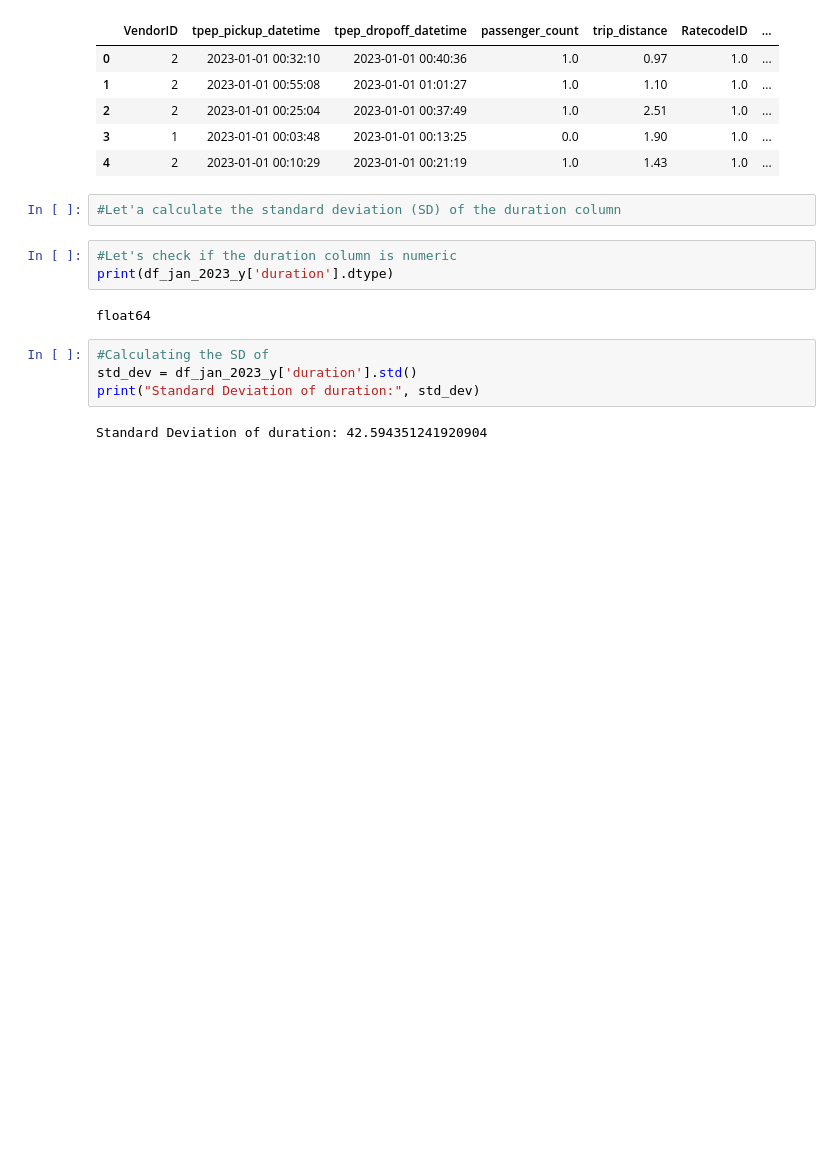
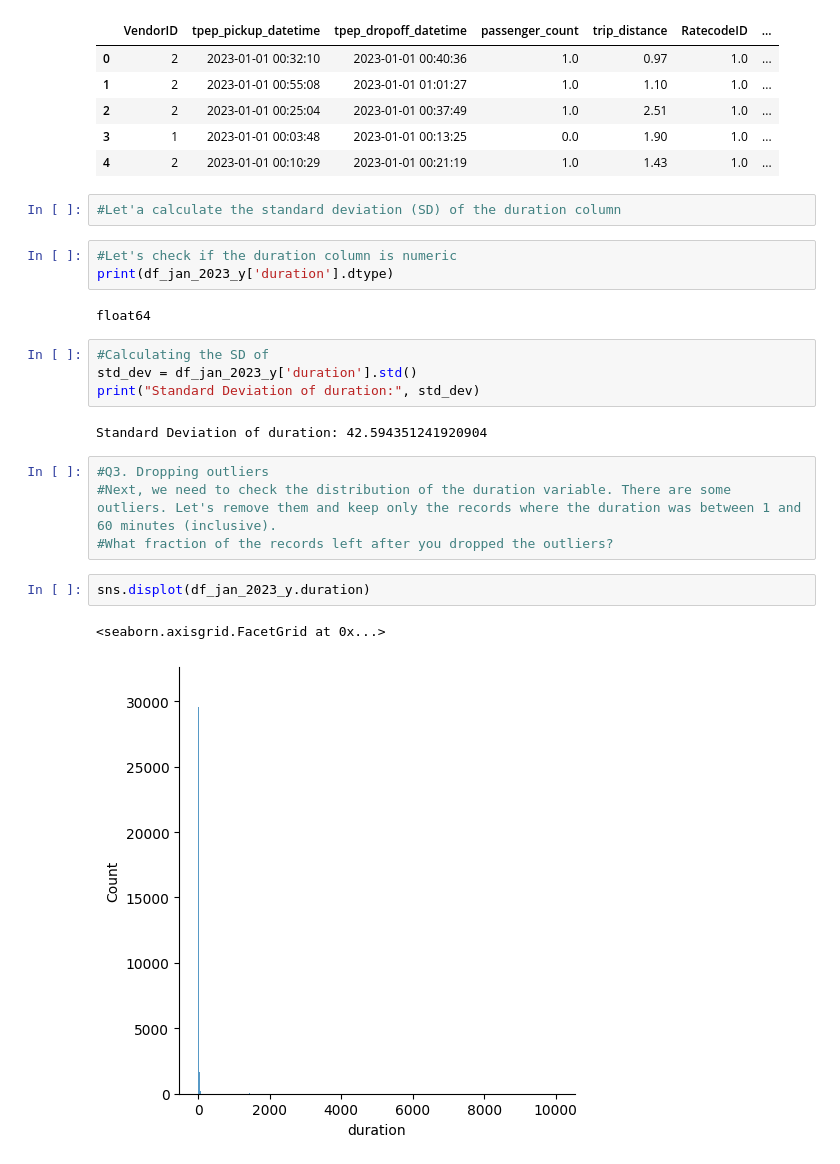
Before and after one commit to dusarp/mlops-zoomcamp, a Jupyter notebook: 01-intro/homework.ipynb, the cells around one changed output. Cells and saved outputs as stored; diff of their text form; blank space fills up the shorter version.

```diff
--- a/01-intro/homework.ipynb
+++ b/01-intro/homework.ipynb
@@ -155,3 +155,12 @@ std_dev = df_jan_2023_y['duration'].std()
 print("Standard Deviation of duration:", std_dev)
 # %% [output]
 Standard Deviation of duration: 42.594351241920904
+# %%
+#Q3. Dropping outliers
+#Next, we need to check the distribution of the duration variable. There are some outliers. Let's remove them and keep only the records where the duration was between 1 and 60 minutes (inclusive).
+#What fraction of the records left after you dropped the outliers?
+# %%
+sns.displot(df_jan_2023_y.duration)
+# %% [output]
+<seaborn.axisgrid.FacetGrid at 0x...>
+[figure, added]
```
Also changed, not shown: parts of 9 cells of this notebook.
